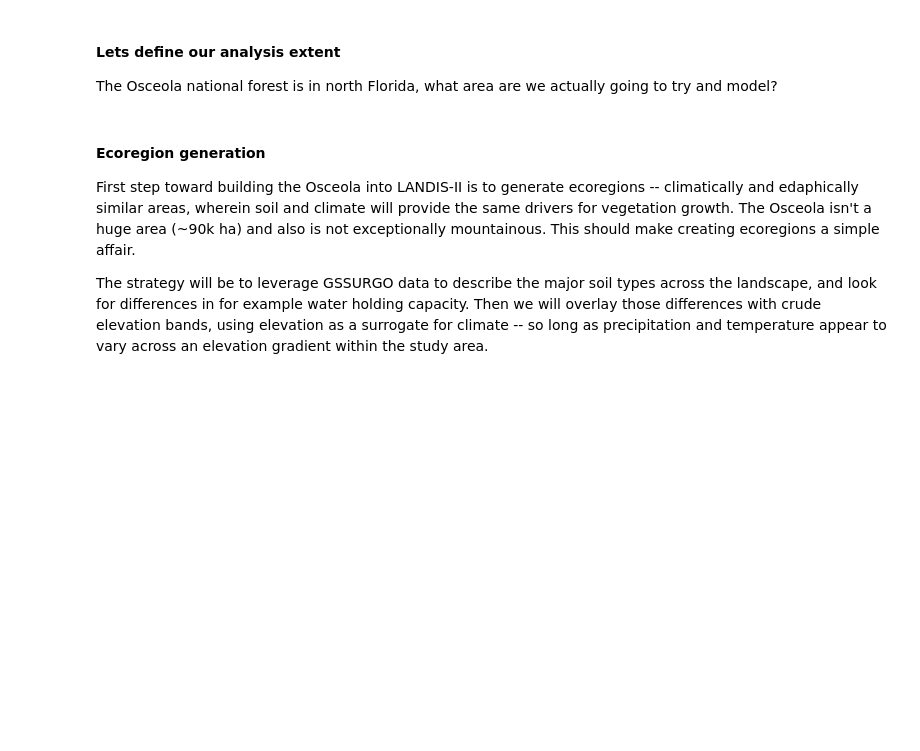
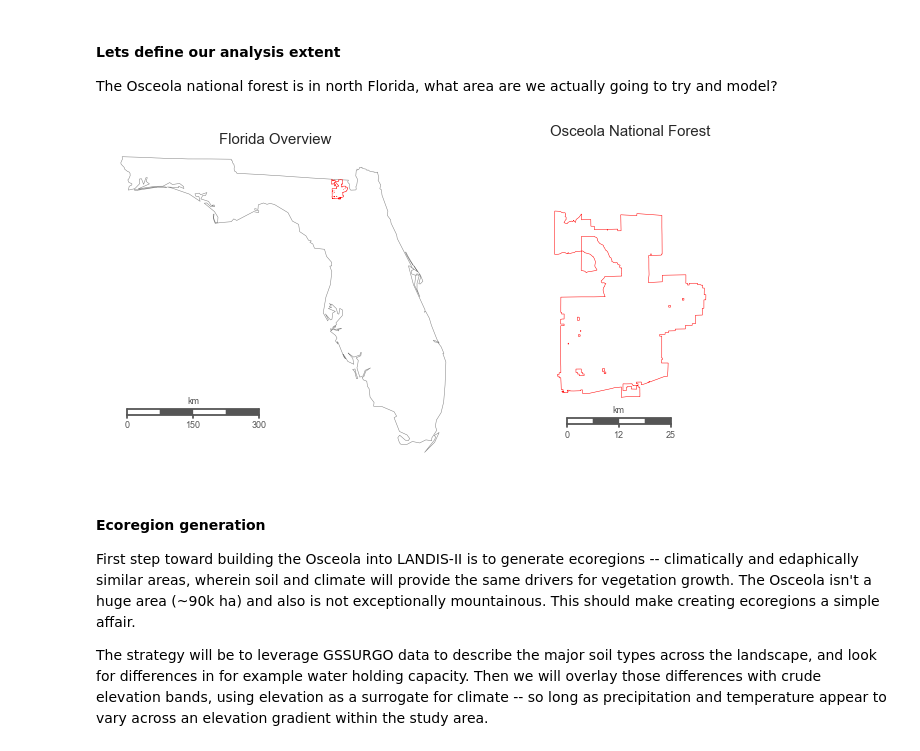
Before and after one commit to djkrofch/Osceola, a Jupyter notebook: Osceola_ModelSetup.ipynb, the cells around one changed output. Drawn from its saved outputs; the diff is of its cells as text; code cells hidden in the pictures; blank space fills up the shorter version.

Commit message:
Generated overview map
Generated a figure that displays Florida and the Osceola national forest
shapefiles. In doing so, wrote a function that reads in a shapefile just
to extract the polygon bounds for later referencing in a basemap
instance.

A side note, the vector geometry for the Osceola that I received was
haneously overcomplicated. I manually removed unnecessary vertices and
vertices that actually broke continuity in the geometry.

```diff
--- a/Osceola_ModelSetup.ipynb
+++ b/Osceola_ModelSetup.ipynb
@@ -16,8 +16,15 @@ import pandas as pd
 import numpy as np
 import seaborn as sns
 import gdal, os, osr
+import fiona
+from itertools import chain
+from mpl_toolkits.basemap import Basemap
+from matplotlib.collections import PatchCollection
+
 
 dataDir = 'Z:/Dan K/Osceola/'
+rasterDir = dataDir + 'Ecoregion Generation/Rasters/'
+shapeDir = dataDir + 'Ecoregion Generation/Shapefiles/'
 # %% [markdown]
 #### Define some custom functions
 These will soon be wrapped up into a module to clean up the notebooks
@@ -61,9 +68,77 @@ def plotRaster(image, ax=None, *args, **kwargs):
     ax.spines['bottom'].set_visible(False)
     ax.get_xaxis().set_ticks([])
     ax.get_yaxis().set_ticks([])
+
+def getShpGeom(shapefile):
+    shp = fiona.open(shapefile)
+    bds = shp.bounds
+    shp.close()
+
+    ll = (bds[0] + padLON, bds[1] + padLAT)
+    ur = (bds[2] - padLON, bds[3] - padLAT)
+    midlat = (bds[1] + bds[3]) / 2
+    midlon = (bds[0] + bds[2]) / 2
+    coords = list(chain(ll, ur))
+    return coords, midlat, midlon
 # %% [markdown]
 #### Lets define our analysis extent
 The Osceola national forest is in north Florida, what area are we actually going to try and model?
+# %%
+f, (ax1, ax2) = plt.subplots(1,2, figsize = (10,5))
+sns.set_style('white')
+sns.despine(left = True, bottom = True)
+
+coords, midlat, midlon = getShpGeom(shapeDir + 'Florida_State.shp')
+
+m = Basemap(llcrnrlon=coords[0],llcrnrlat=coords[1],
+            urcrnrlon=coords[2],urcrnrlat=coords[3],
+             resolution='i', projection='tmerc',
+            lat_0 = midlat, lon_0 = midlon, ax = ax1);
+
+m.readshapefile(shapeDir + 'Florida_State', 'Florida',
+    color='gray', zorder=5);
+m.readshapefile(shapeDir + 'OsceolaShape', 'Osceola',
+    color='red', zorder=5);
+
+
+m.drawmapscale(
+    coords[0]+2, coords[1]+1,
+    coords[0], coords[1],
+    300.,
+    barstyle='fancy',
+    labelstyle='simple',
+    fillcolor1='w',
+    fillcolor2='#555555',
+    fontcolor='#555555',
+    zorder=1);
+
+coords, midlat, midlon = getShpGeom(shapeDir + 'OsceolaShape.shp')
+
+m1 = Basemap(llcrnrlon=coords[0],llcrnrlat=coords[1],
+            urcrnrlon=coords[2],urcrnrlat=coords[3],
+             resolution='i', projection='tmerc',
+            lat_0 = midlat, lon_0 = midlon, ax = ax2);
+
+m1.readshapefile(shapeDir + 'OsceolaShape', 'Osceola',
+    color='red', zorder=5);
+
+m1.drawmapscale(
+    coords[0] + 0.35, coords[1] + 0.1,
+    coords[0], coords[1],
+    25.,
+    barstyle='fancy',
+    labelstyle='simple',
+    fillcolor1='w',
+    fillcolor2='#555555',
+    fontcolor='#555555',
+    zorder=1);
+
+ax1.set_title('Florida Overview', fontsize = 15)
+ax2.set_title('Osceola National Forest', fontsize = 15)
+plt.tight_layout()
+plt.savefig('AreaOverview.tif')
+# %% [output]
+[figure, added]
 # %% [markdown]
 #### Ecoregion generation
 First step toward building the Osceola into LANDIS-II is to generate ecoregions -- climatically and edaphically similar areas, wherein soil and climate will provide the same drivers for vegetation growth. The Osceola isn't a huge area (~90k ha) and also is not exceptionally mountainous. This should make creating ecoregions a simple affair.
```
